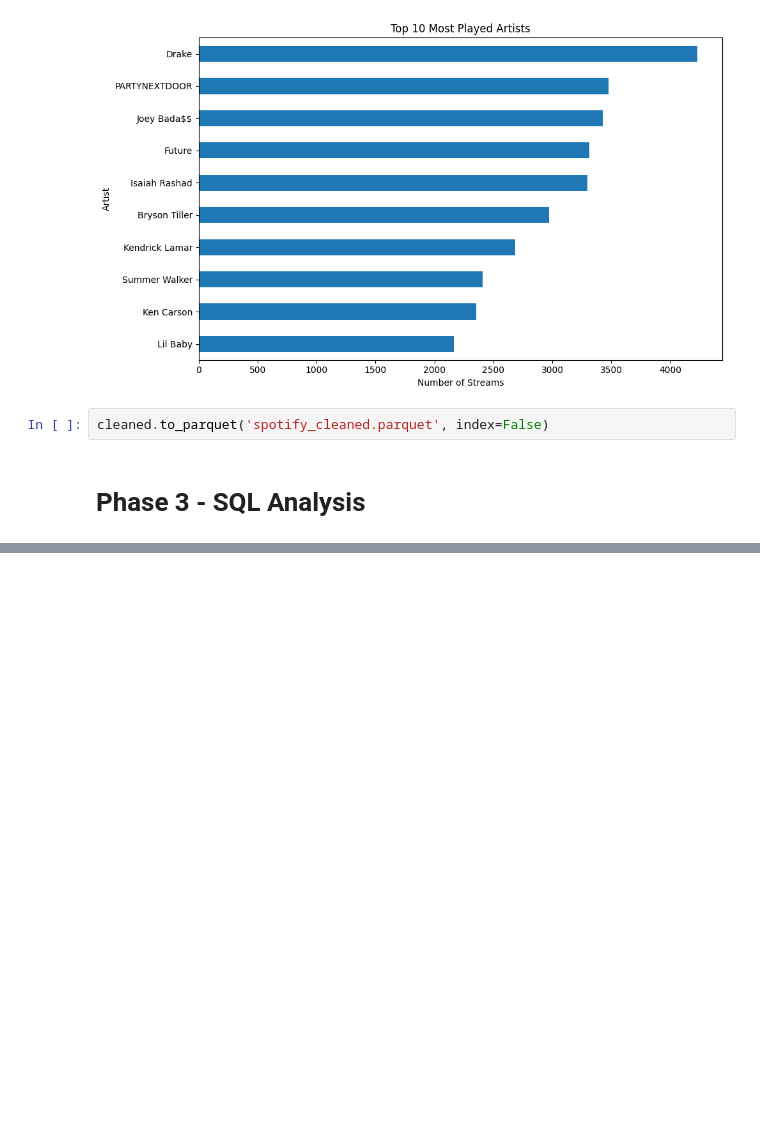
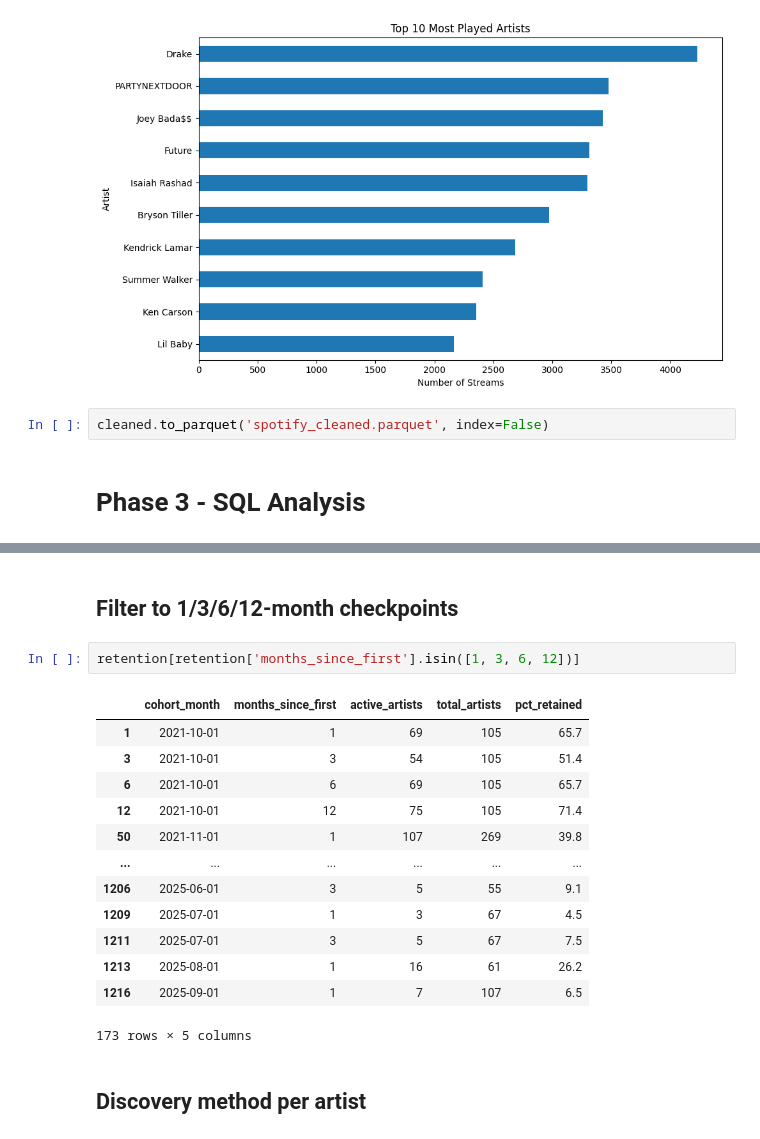
Before and after one commit to Medha-Subramaniyan/spotify-listening-analysis, a Jupyter notebook: cleaning.ipynb, the cells around one changed output, grey strips where cells are left out. Cells and saved outputs as stored; diff of their text form; blank space fills up the shorter version.

```diff
--- a/cleaning.ipynb
+++ b/cleaning.ipynb
@@ -531,0 +911,20 @@ con.sql("CREATE OR REPLACE TABLE streams AS SELECT * FROM 'spotify_cleaned.parqu
+# %% [markdown]
+## Filter to 1/3/6/12-month checkpoints
+# %%
+retention[retention['months_since_first'].isin([1, 3, 6, 12])]
+# %% [output]
+|  | cohort_month | months_since_first | active_artists | total_artists | pct_retained |
+| 1 | 2021-10-01 | 1 | 69 | 105 | 65.7 |
+| 3 | 2021-10-01 | 3 | 54 | 105 | 51.4 |
+| 6 | 2021-10-01 | 6 | 69 | 105 | 65.7 |
+| 12 | 2021-10-01 | 12 | 75 | 105 | 71.4 |
+| 50 | 2021-11-01 | 1 | 107 | 269 | 39.8 |
+| ... | ... | ... | ... | ... | ... |
+| 1206 | 2025-06-01 | 3 | 5 | 55 | 9.1 |
+| 1209 | 2025-07-01 | 1 | 3 | 67 | 4.5 |
+| 1211 | 2025-07-01 | 3 | 5 | 67 | 7.5 |
+| 1213 | 2025-08-01 | 1 | 16 | 61 | 26.2 |
+| 1216 | 2025-09-01 | 1 | 7 | 107 | 6.5 |
+173 rows × 5 columns
+# %% [markdown]
+## Discovery method per artist
```
Also changed, not shown: parts of 37 cells of this notebook, 12 other files.
